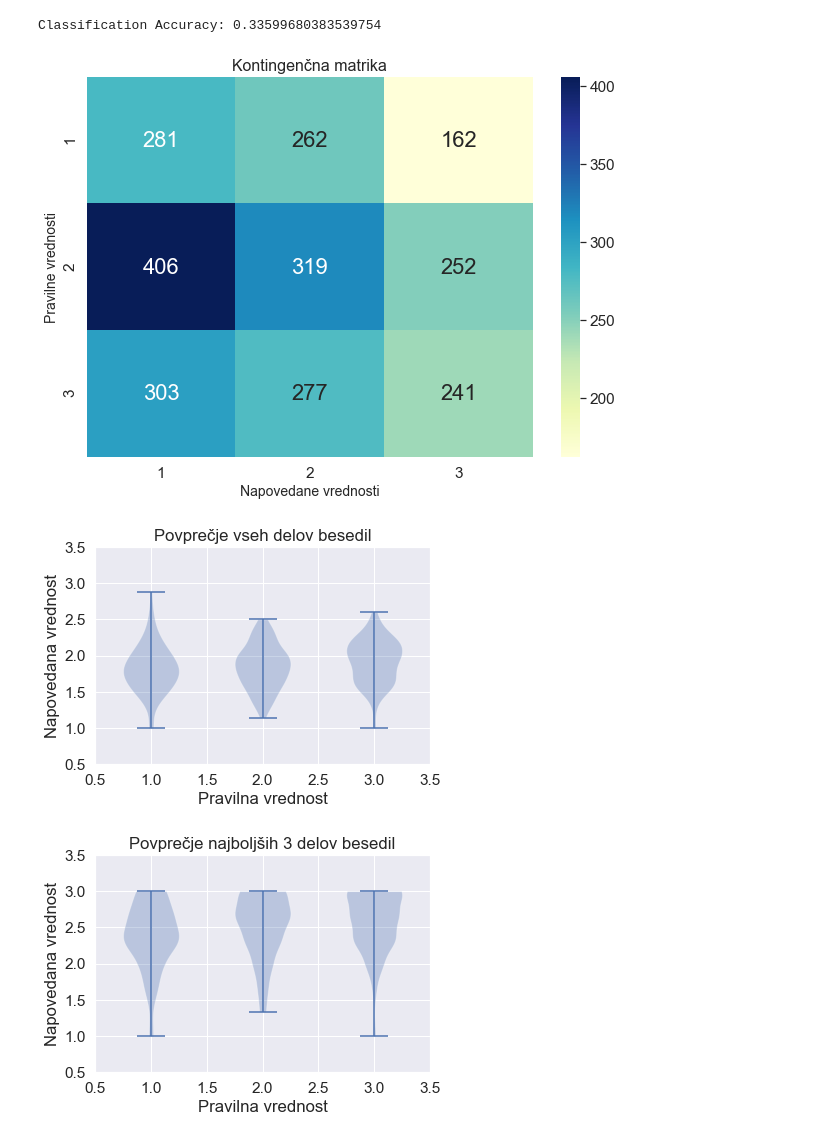
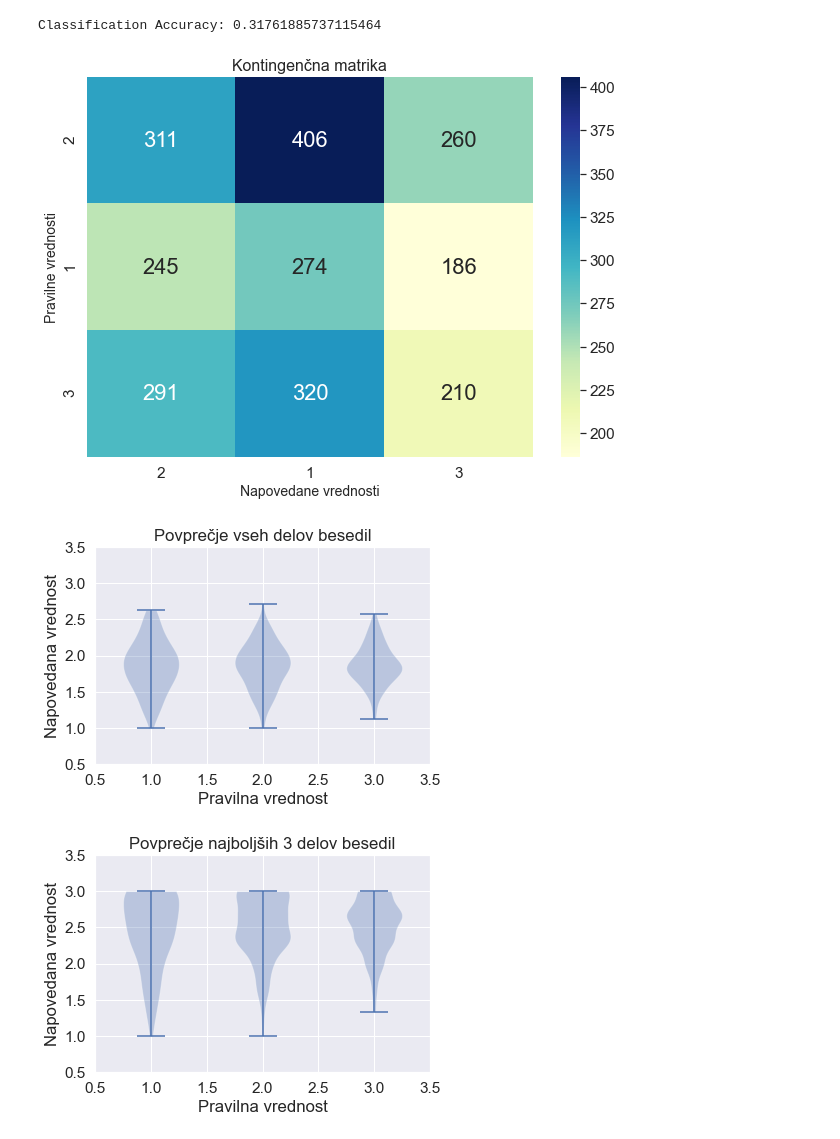
Before and after one commit to tinaavbelj/tourism-recommender-system, a Jupyter notebook: classification/jupyter-text/all_knn.ipynb, the cells around one changed output. Cells and saved outputs as stored; diff of their text form; code cells hidden in the pictures.

```diff
--- a/classification/jupyter-text/all_knn.ipynb
+++ b/classification/jupyter-text/all_knn.ipynb
@@ -1,21 +1,21 @@
 # %%
 import os
 import sys
 parent_dir = os.path.split(os.getcwd())[0]
 if parent_dir not in sys.path:
     sys.path.append(parent_dir)
 
 from classification_text import ClassificationText
 
 # Parameters
 data_directory = '../../data/data-real-r-3-text'
 results_file = '../results-text/all_knn.csv'
 
 classification = ClassificationText(data_directory, algorithm='knn', feature_agglomeration=False)
-classification.transform(results_file=results_file)
+classification.transform(results_file=results_file, short_texts_length=15)
 classification.evaluate()
 # %% [output]
-Classification Accuracy: 0.33599680383539754
+Classification Accuracy: 0.31761885737115464
-[figure, old version]
+[figure, new version]
-[figure, old version]
+[figure, new version]
-[figure, old version]
+[figure, new version]
```
Also changed, not shown: parts of 1 cell of this notebook, 5 other files.
